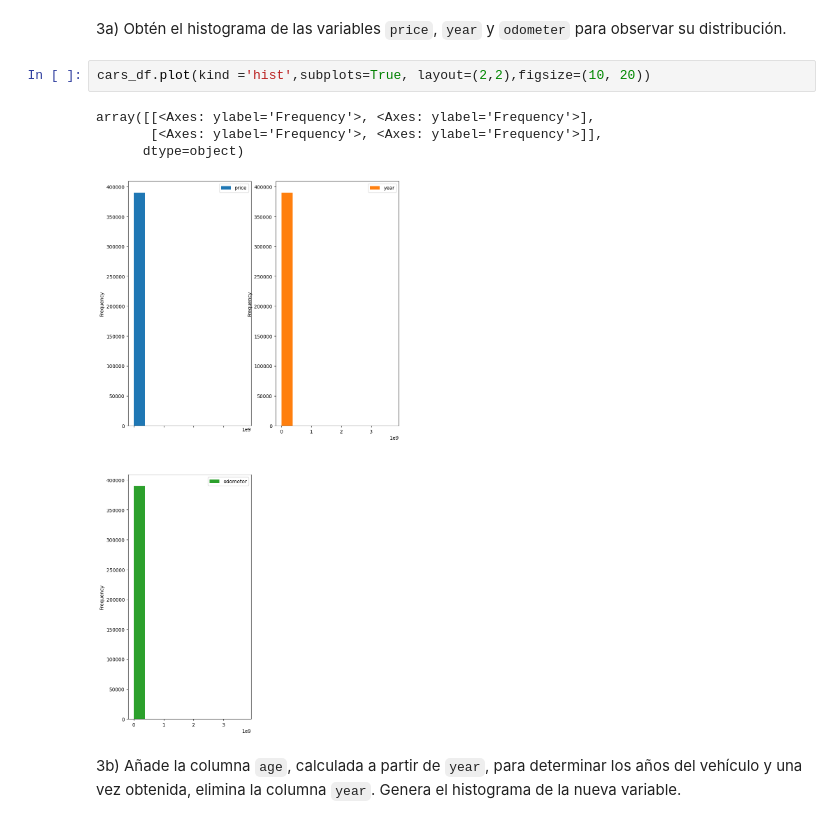
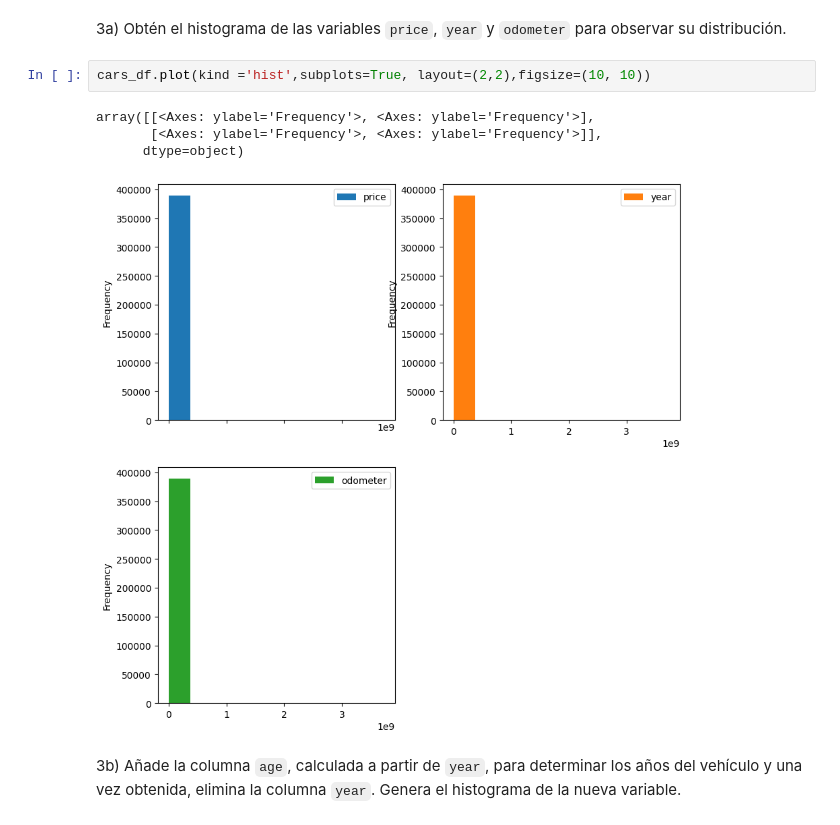
Before and after one commit to AngelBriFi/Tareas_Equipo_02, a Jupyter notebook: Actividad6FE.ipynb, the cells around one changed output. Drawn from its saved outputs; the diff is of its cells as text.

```diff
--- a/Actividad6FE.ipynb
+++ b/Actividad6FE.ipynb
@@ -188,12 +188,12 @@ pd_test['type'].hist()
 # %% [markdown]
 3a) Obtén el histograma de las variables `price`, `year` y `odometer` para observar su distribución.
 # %%
-cars_df.plot(kind ='hist',subplots=True, layout=(2,2),figsize=(10, 20))
+cars_df.plot(kind ='hist',subplots=True, layout=(2,2),figsize=(10, 10))
 # %% [output]
 array([[<Axes: ylabel='Frequency'>, <Axes: ylabel='Frequency'>],
        [<Axes: ylabel='Frequency'>, <Axes: ylabel='Frequency'>]],
       dtype=object)
-[figure, old version]
+[figure, new version]
 # %% [markdown]
 3b) Añade la columna `age`, calculada a partir de `year`, para determinar los años del vehículo y una vez obtenida, elimina la columna `year`. Genera el histograma de la nueva variable.
 # %%
```
Also changed, not shown: parts of 7 cells of this notebook.
